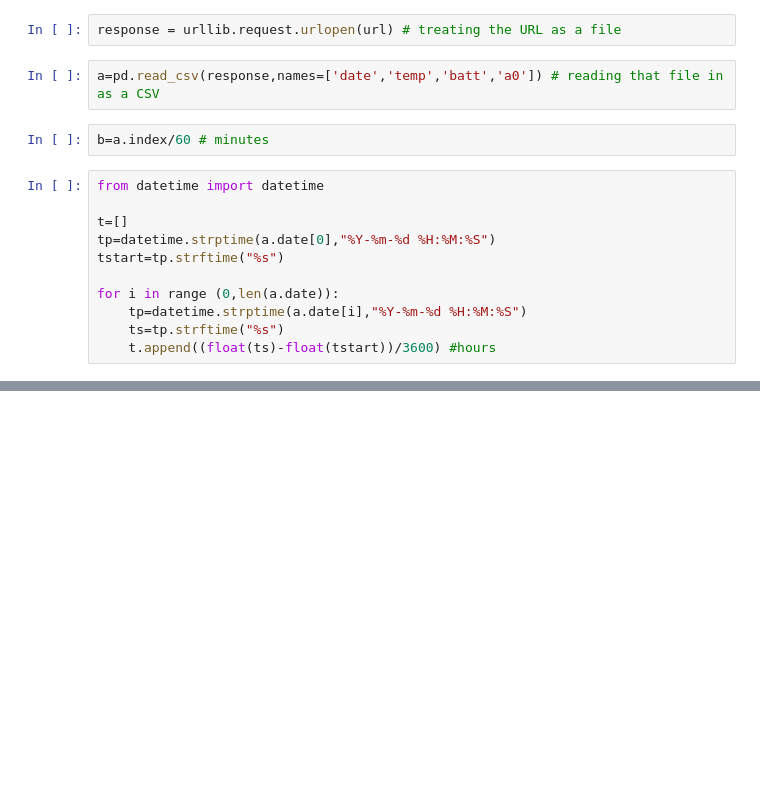
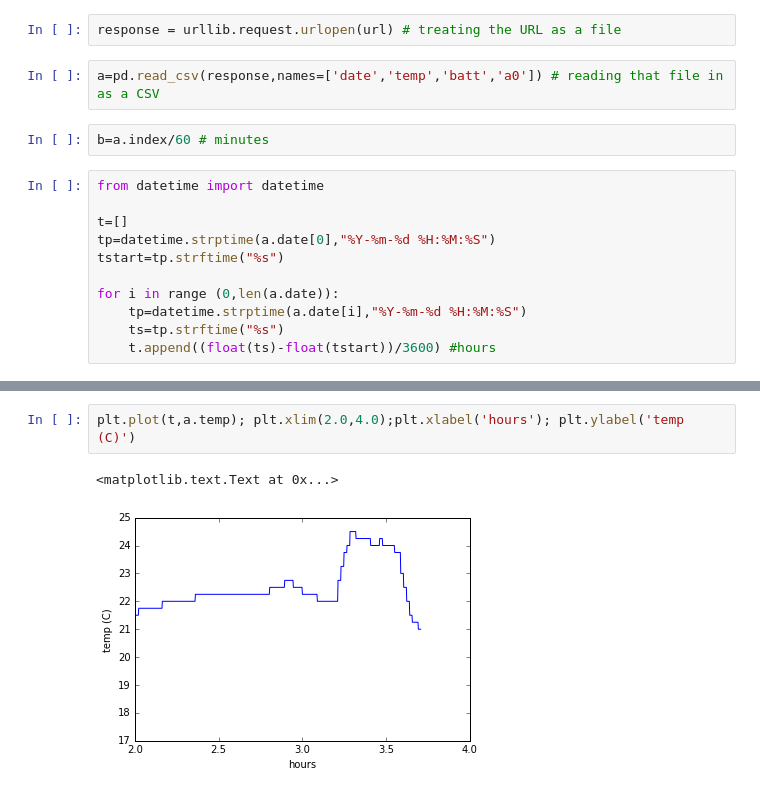
Before and after one commit to dwblair/riffle-lithium-ion-cold-test, a Jupyter notebook: CSV_test.ipynb, the cells around one changed output, grey strips where cells are left out. Drawn from its saved outputs; the diff is of its cells as text; blank space fills up the shorter version.

```diff
--- a/CSV_test.ipynb
+++ b/CSV_test.ipynb
@@ -97,0 +53,5 @@ plt.xlabel('time (s)'); plt.ylabel('Hertz / Ave(Hertz)') #add x and y labels
+# %%
+plt.plot(t,a.temp); plt.xlim(2.0,4.0);plt.xlabel('hours'); plt.ylabel('temp (C)')
+# %% [output]
+<matplotlib.text.Text at 0x...>
+[figure, added]
```
Also changed, not shown: parts of 23 cells of this notebook, 1 other file.
